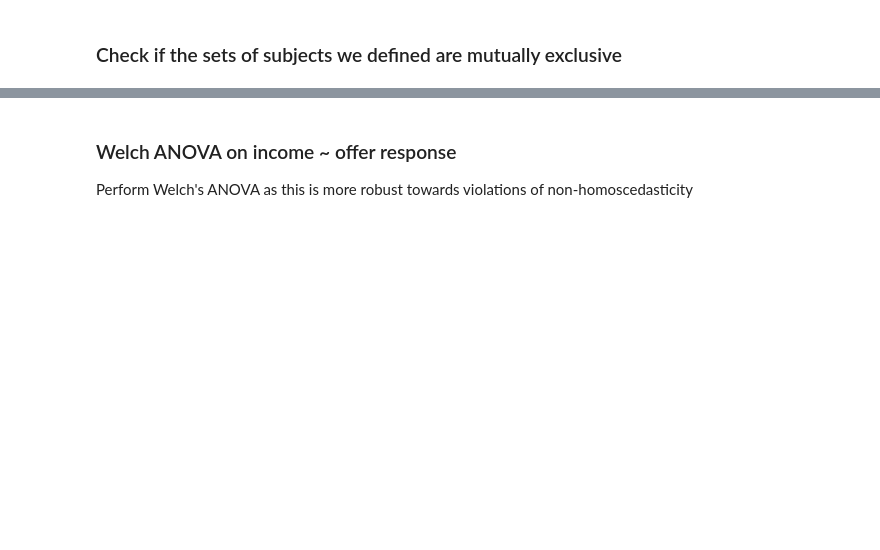
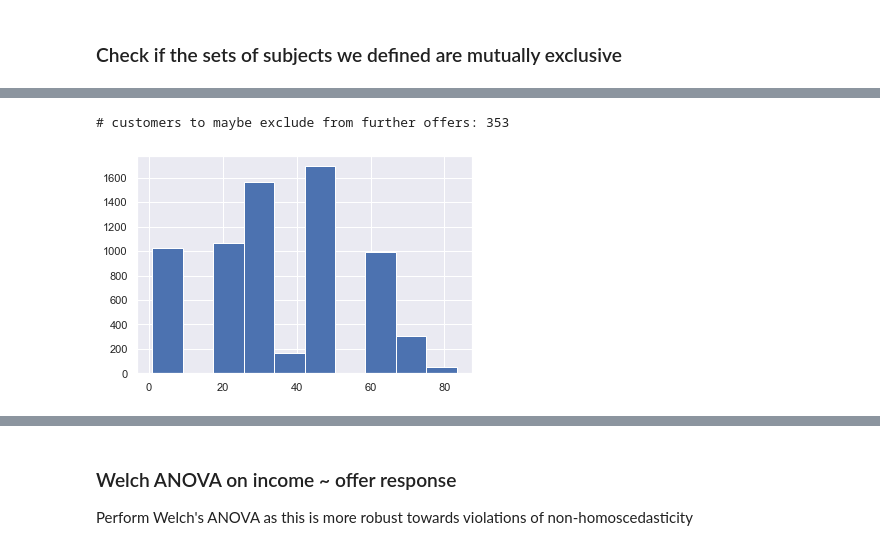
Before and after one commit to Mlleallemand/Capstone, a Jupyter notebook: Starbucks_Capstone_notebook.ipynb, the cells around one changed output, grey strips where cells are left out. Drawn from its saved outputs; the diff is of its cells as text; code cells hidden in the pictures; blank space fills up the shorter version.

```diff
--- a/Starbucks_Capstone_notebook.ipynb
+++ b/Starbucks_Capstone_notebook.ipynb
@@ -589,7 +758,7 @@ bogo_cols = ['bogo_1', 'bogo_2', 'bogo_3', 'bogo_4']
 discount_cols = ['discount_5', 'discount_6', 'discount_7', 'discount_8']
 
 df = profile.loc[:, ['income', 'age_group', 'age', 'member_for_days', 'gender',
-                     *bogo_cols, *discount_cols]]
+                     'cust_id', *bogo_cols, *discount_cols]]
 
 # create a dictionary containing the offer_id column names (e.g. 'bogo_1') as
 # keys and the attractiveness rating as value
@@ -724,28 +799,0 @@ Generate a pairplot (scatterplot + KDEs) comparing success vs. ignore and succes
-# %%
-comparisons = ['s1-i1', 's3-i3', 's2-i2', 's5-i5', 's8-i8', 's1-i1', 's8-i8', 's7-i7']
-# comparisons = ['s1-c1', 's3-c3', 's2-c2', 's5-c5', 's8-c8', 's1-c1', 's8-c8', 's7-c7']
-
-for cond in ['_w_zero', '_wo_zero']:
-    for comparison in comparisons:
-        df[comparison] = df.loc[:, comparison[:2]] - df.loc[:, comparison[-2:]]
-        if cond == '_wo_zero':
-            df_p = df.loc[df[comparison] != 0, :]
-        else:
-            df_p = df.copy()
-
-        fig = sns.pairplot(df_p[['age', 'income', 'member_since', comparison]],
-                     hue=comparison)
-        fig.savefig(comparison + cond + '.png')
-# %%
-comparisons = ['s1-i1', 's2-i2', 's3-i3', 's4-i4', 's5-i5', 's6-i6', 's7-i7', 's8-i8']
-# comparisons = ['s1-m1', 's2-m2', 's3-m3', 's4-m4', 's5-m5', 's6-m6', 's7-m7', 's8-m8']
-df = df.loc[df.age < 100,:]
-
-for comparison in comparisons:
-        df.loc[:, comparison] = df.loc[:, comparison[:2]] - \
-                                df.loc[:, comparison[-2:]]
-        df_p = df.loc[df[comparison] != 0, :]
-        fig = sns.jointplot(x=df_p.age, y=df_p.member_since, hue=df_p[comparison],
-                kind="kde", marginal_kws={"color":"r", "alpha":.2},
-                shade=True, thresh=0.05, alpha=.5)
-        fig.savefig('Jointplot_age_member_' + comparison + cond + '.png')
@@ -786,0 +804,18 @@ pingouin.homoscedasticity(df, dv='member_for_days', group='bogo_2', method='bart
+# %%
+# get the set of customers who ignored
+df['percent_ignored'] = np.ones((df.shape[0], 1)) * np.nan
+denom = (df.s + df.m + df.c)
+idx = np.array((denom == 0) & (df.i > 0))
+df.loc[idx, 'percent_ignored'] = 1  # 100 percent ignored
+
+idx = np.array((df.i.values > 0) & (denom > 0))
+df.loc[idx, 'percent_ignored'] = df.loc[idx,'i'] / (df.loc[idx,'i'] +
+        df.loc[idx, 's'] + df.loc[idx, 'm'] + df.loc[idx, 'c']) * 100
+df.percent_ignored.hist()
+
+percentile_95 = np.percentile(df.loc[~df.percent_ignored.isna(), 'percent_ignored'], 95)
+print('# customers to maybe exclude from further offers: {}'.format(
+    len(df.loc[df.percent_ignored >= percentile_95, 'cust_id'])))
+# %% [output]
+# customers to maybe exclude from further offers: 353
+[figure, added]
```
Also changed, not shown: parts of 72 cells of this notebook, 41 other files.
